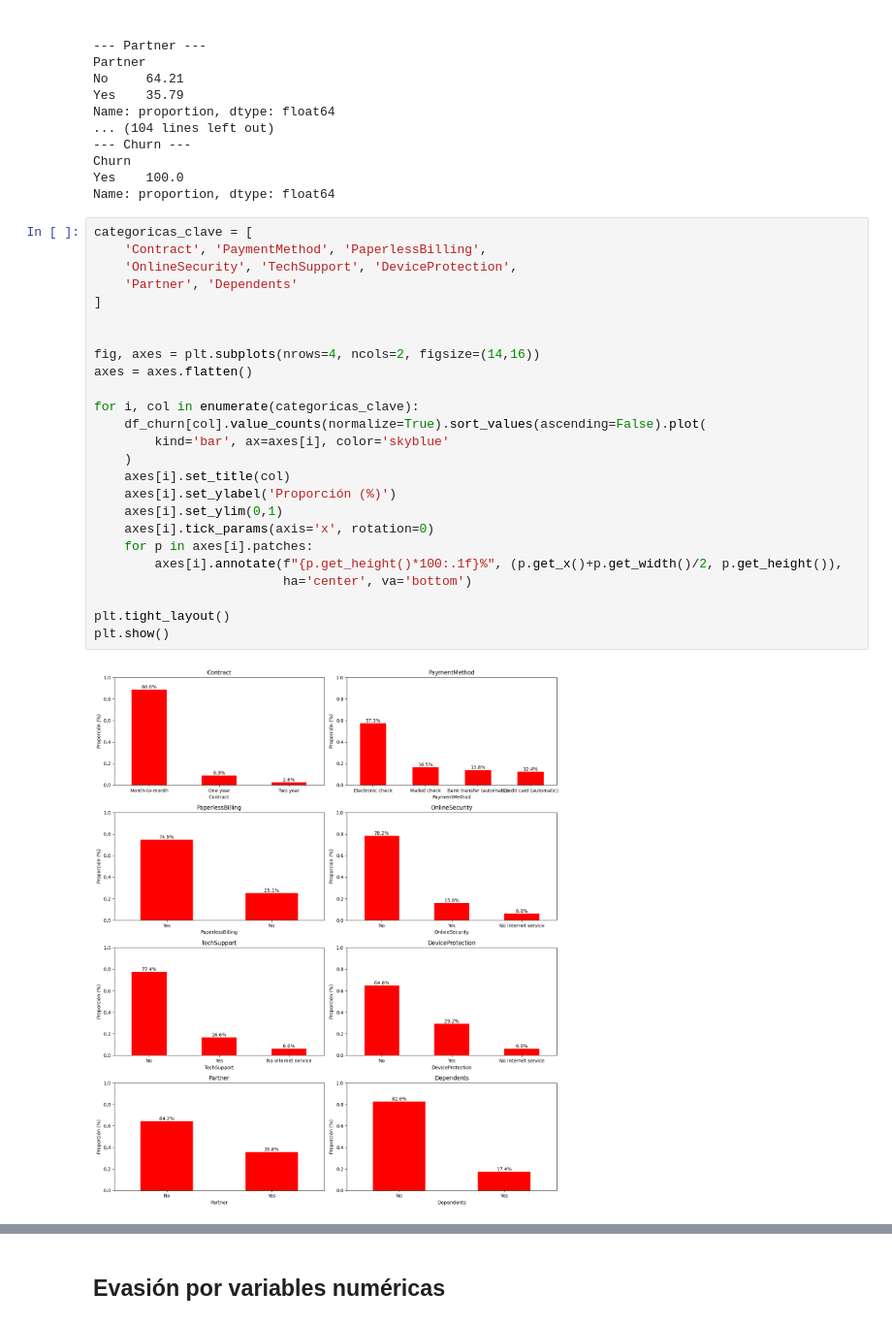
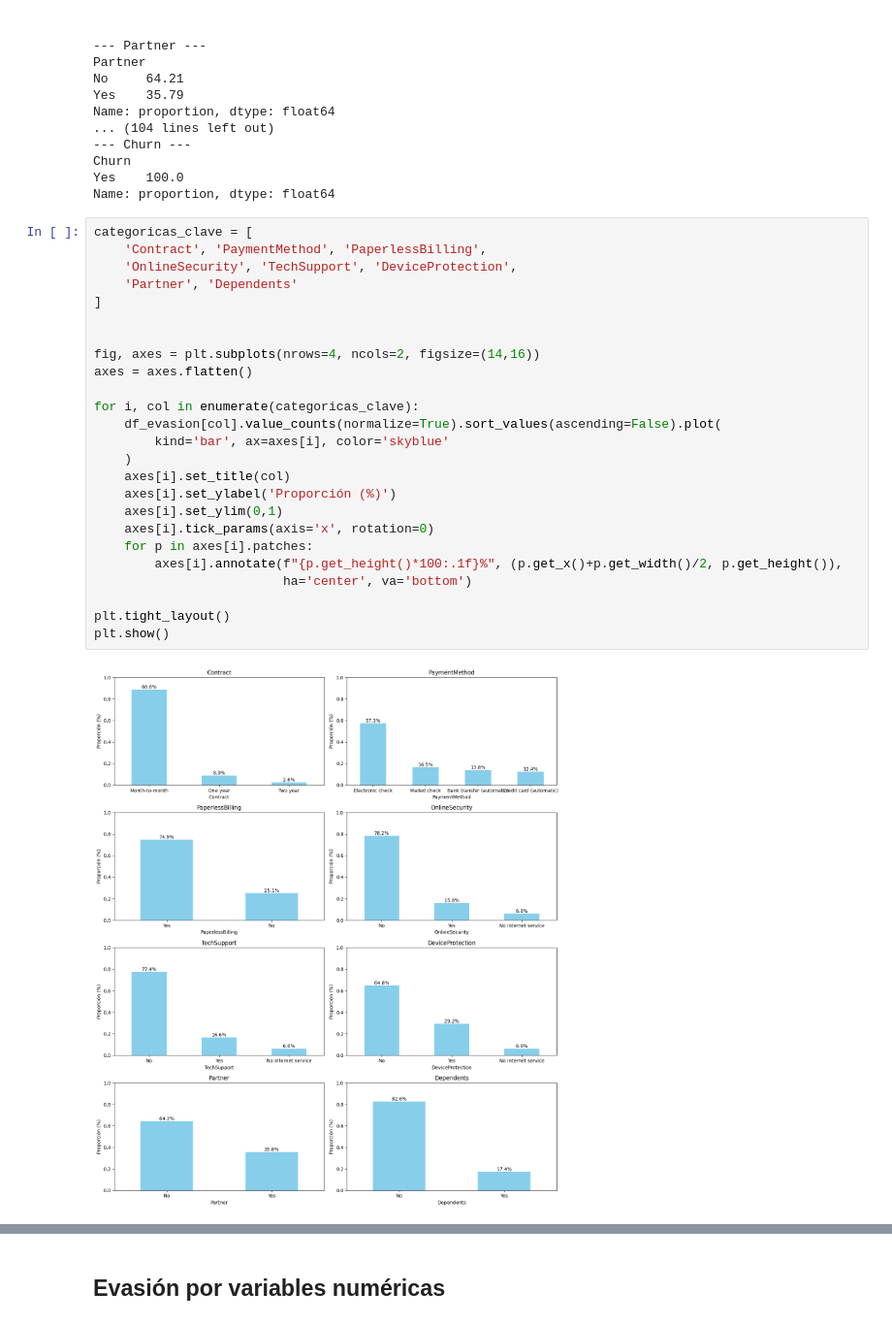
Before and after one commit to CrisLugg/Desafio_TelecomX, a Jupyter notebook: Desafio_TelecomX.ipynb, the cells around one changed output, grey strips where cells are left out. Shown: that part at 97% size. Cells and saved outputs as stored; diff of their text form.

```diff
--- a/Desafio_TelecomX.ipynb
+++ b/Desafio_TelecomX.ipynb
@@ -294,30 +294,30 @@ Name: proportion, dtype: float64
 # %%
 categoricas_clave = [
     'Contract', 'PaymentMethod', 'PaperlessBilling',
     'OnlineSecurity', 'TechSupport', 'DeviceProtection',
     'Partner', 'Dependents'
 ]
 
 
 fig, axes = plt.subplots(nrows=4, ncols=2, figsize=(14,16))
 axes = axes.flatten()
 
 for i, col in enumerate(categoricas_clave):
-    df_churn[col].value_counts(normalize=True).sort_values(ascending=False).plot(
+    df_evasion[col].value_counts(normalize=True).sort_values(ascending=False).plot(
         kind='bar', ax=axes[i], color='skyblue'
     )
     axes[i].set_title(col)
     axes[i].set_ylabel('Proporción (%)')
     axes[i].set_ylim(0,1)
     axes[i].tick_params(axis='x', rotation=0)
     for p in axes[i].patches:
         axes[i].annotate(f"{p.get_height()*100:.1f}%", (p.get_x()+p.get_width()/2, p.get_height()),
                          ha='center', va='bottom')
 
 plt.tight_layout()
 plt.show()
 # %% [output]
-[figure, old version]
+[figure, new version]
 # %%
 df_evasion = df_evasion.copy()
 
```
Also changed, not shown: parts of 1 cell of this notebook.
